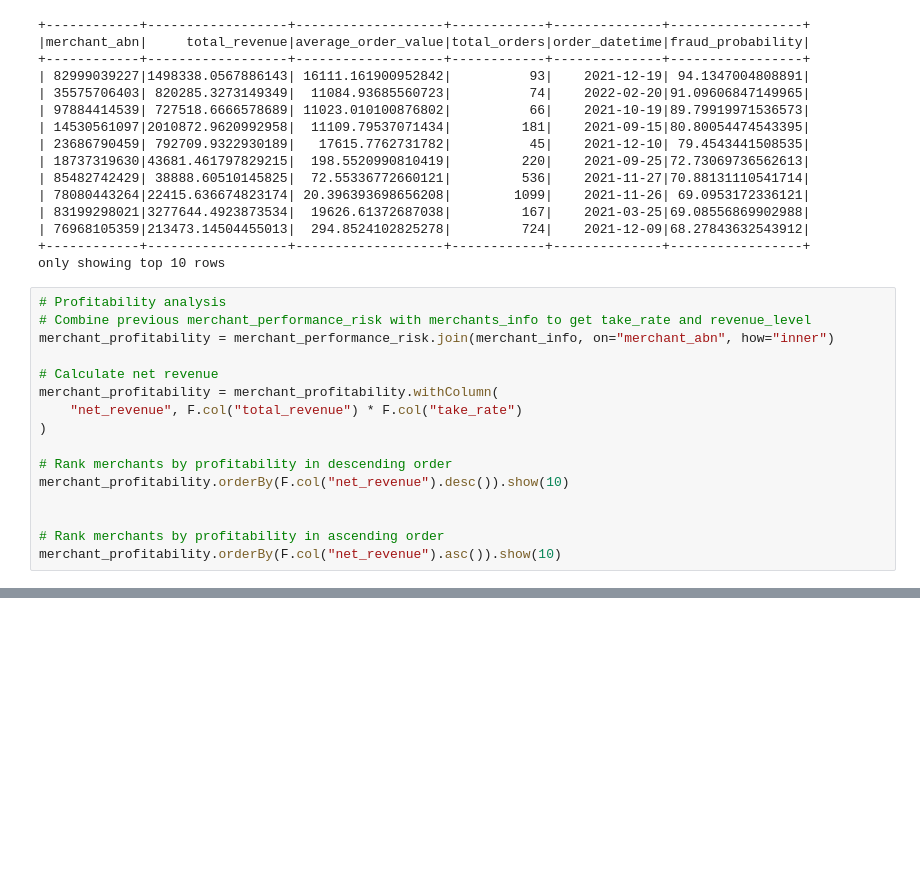
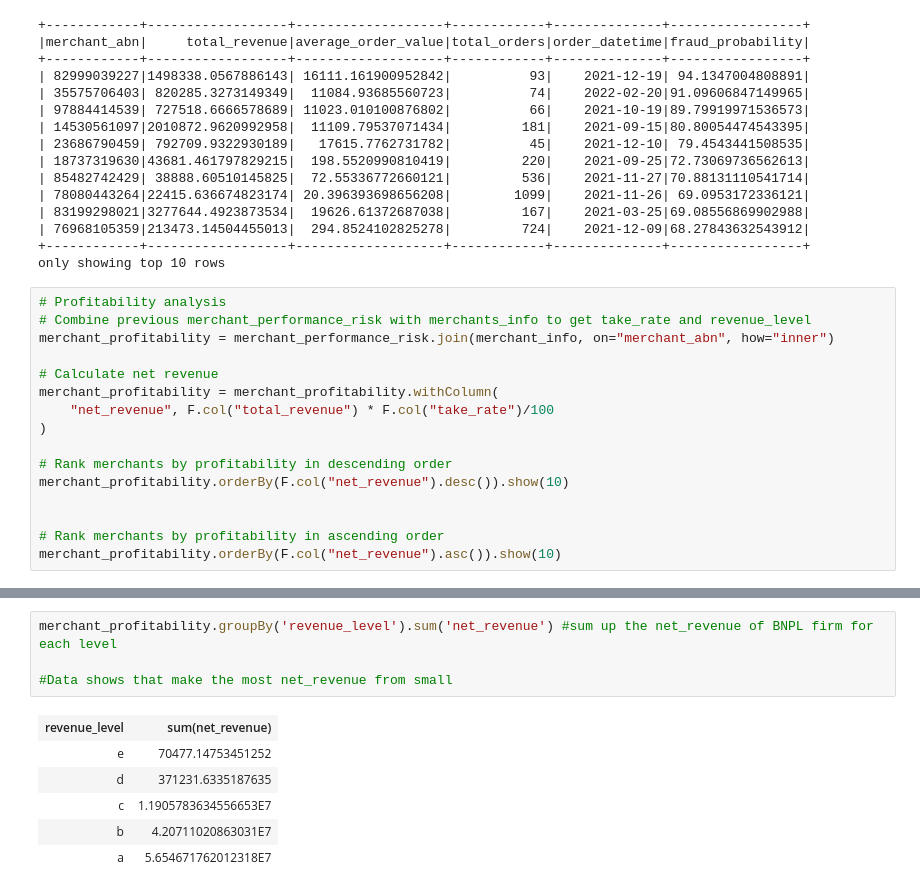
Before and after one commit to MAST30034-AppliedDataScience/project-2-group-buy-now-pay-later-industry-project-9, a Jupyter notebook: notebooks/ETL_pipeline.ipynb, the cells around one changed output, grey strips where cells are left out. Cells and saved outputs as stored; diff of their text form; blank space fills up the shorter version.

```diff
--- a/notebooks/ETL_pipeline.ipynb
+++ b/notebooks/ETL_pipeline.ipynb
@@ -388,7 +388,7 @@ merchant_profitability = merchant_performance_risk.join(merchant_info, on="merch
 
 # Calculate net revenue
 merchant_profitability = merchant_profitability.withColumn(
-    "net_revenue", F.col("total_revenue") * F.col("take_rate")
+    "net_revenue", F.col("total_revenue") * F.col("take_rate")/100
 )
 
 # Rank merchants by profitability in descending order
@@ -431,0 +442,11 @@ only showing top 10 rows
+# %%
+merchant_profitability.groupBy('revenue_level').sum('net_revenue') #sum up the net_revenue of BNPL firm for each level
+
+#Data shows that make the most net_revenue from small
+# %% [output]
+| revenue_level | sum(net_revenue) |
+| e | 70477.14753451252 |
+| d | 371231.6335187635 |
+| c | 1.1905783634556653E7 |
+| b | 4.20711020863031E7 |
+| a | 5.654671762012318E7 |
```
Also changed, not shown: parts of 4 cells of this notebook.
